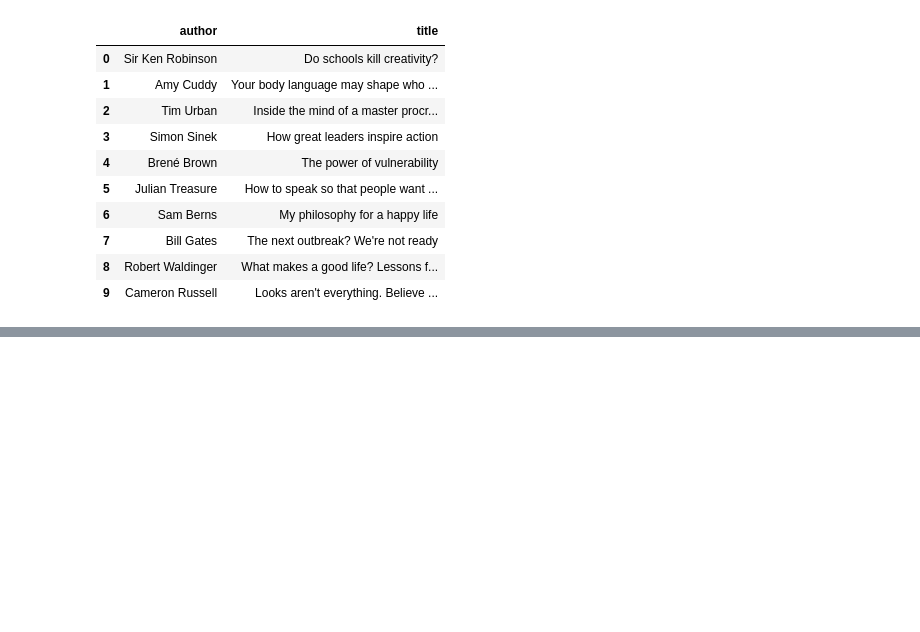
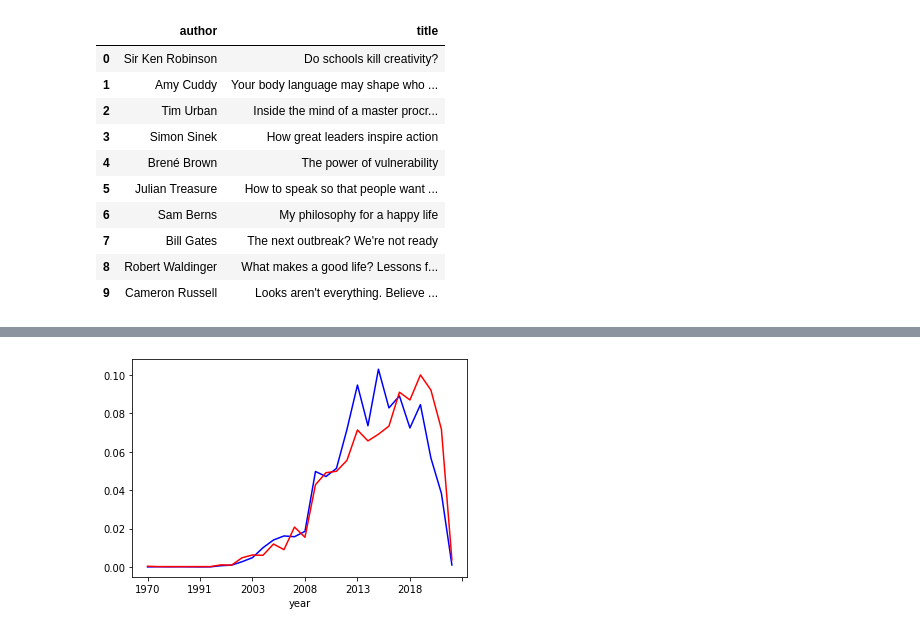
Before and after one commit to Fili00/Analisi_TedTalkDataset, a Jupyter notebook: progetto.ipynb, the cells around one changed output, grey strips where cells are left out. Cells and saved outputs as stored; diff of their text form; code cells hidden in the pictures; blank space fills up the shorter version.

```diff
--- a/progetto.ipynb
+++ b/progetto.ipynb
@@ -104,0 +115,3 @@ ted['year'] = ted['date'].str.split(' ', expand=True)[1]
+# %%
+ted['ratio']=ted['likes'].div(ted['views'])
+ted.sort_values(by='ratio', ascending=False, ignore_index=True).nlargest(10, 'ratio')[['author', 'title']]
@@ -175,0 +190,3 @@ bestTalksByLikes
+# %%
+views = ted.groupby('year')['views'].sum()#/ted['views'].sum() #normalizzazione
+views.plot(kind='bar')
@@ -175,0 +208,8 @@ bestTalksByLikes
+# %%
+yearN = ted['year'].value_counts(normalize=True).sort_index()
+viewsN = views.div(views.sum())
+
+ax = viewsN.plot(kind='line', color='blue')
+ax = yearN.plot(ax=ax, kind='line', color='red')
+# %% [output]
+[figure, added]
```
Also changed, not shown: parts of 38 cells of this notebook.
